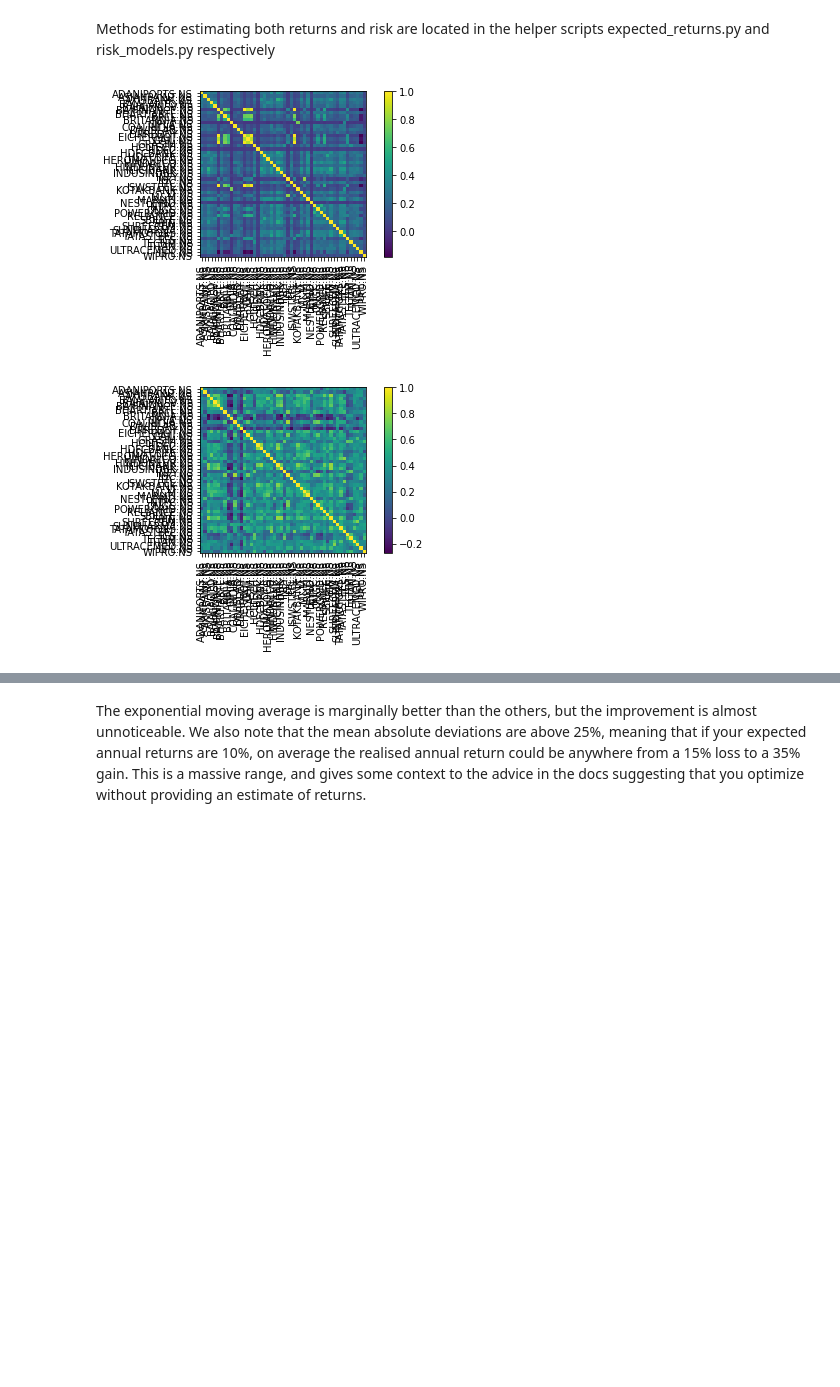
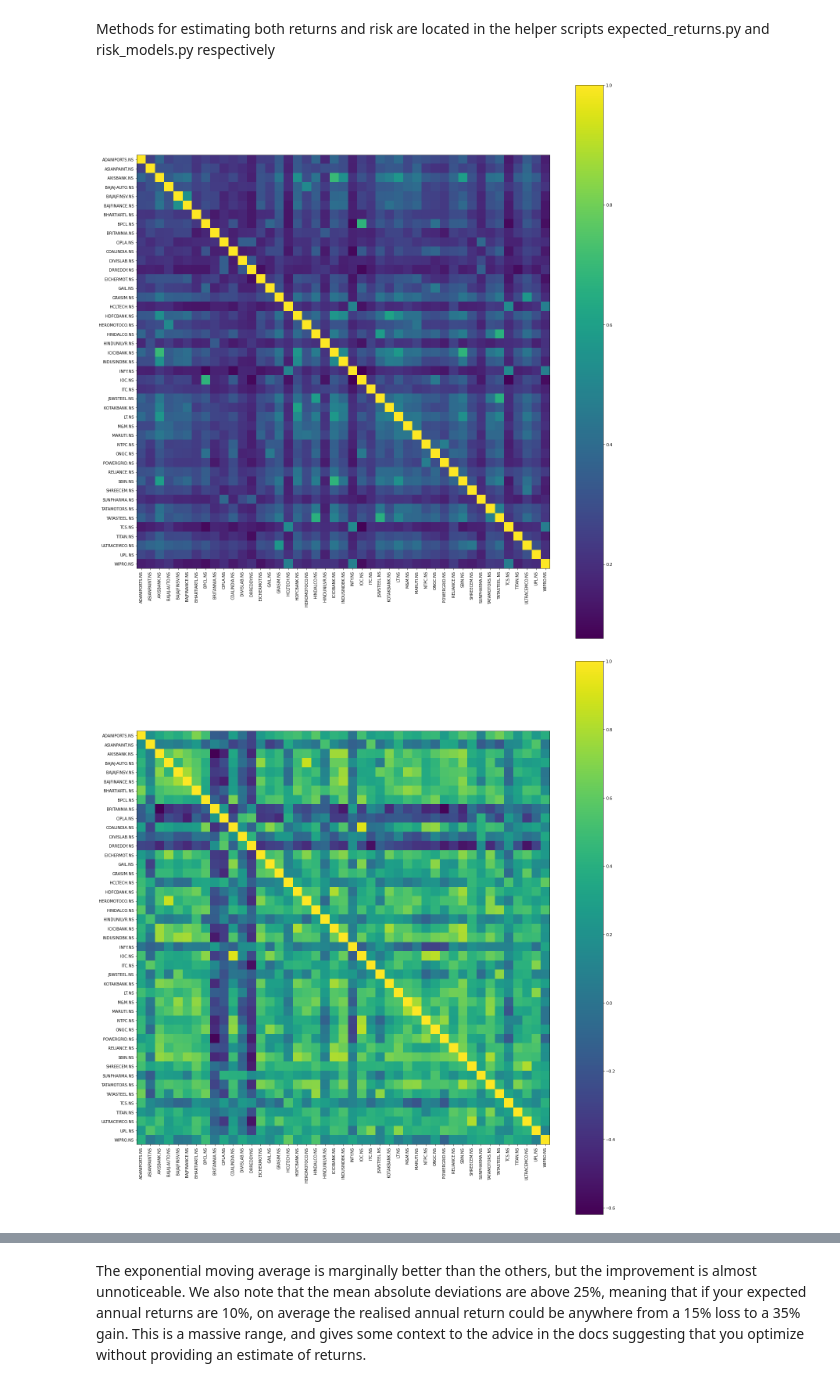
Before and after one commit to suppureme/EPAT-PortfolioManagement, a Jupyter notebook: Portfolio Optimization Techniques.ipynb, the cells around one changed output, grey strips where cells are left out. Cells and saved outputs as stored; diff of their text form; code cells hidden in the pictures; blank space fills up the shorter version.

```diff
--- a/Portfolio Optimization Techniques.ipynb
+++ b/Portfolio Optimization Techniques.ipynb
@@ -49,0 +60,7 @@ df
+# %%
+df = df.dropna()
+benchmark = pd.DataFrame()
+benchmark["Avg"] = df.sum(axis=1)
+benchmark["Returns"] = benchmark["Avg"].pct_change()
+benchmark = benchmark.dropna()
+benchmark
@@ -52,14 +113,14 @@ Methods for estimating both returns and risk are located in the helper scripts
 expected_returns.py and risk_models.py respectively
 # %%
 #Train-test split
-past_df, future_df = df.iloc[:-250], df.iloc[-250:]
+past_df, future_df = df.iloc[:-25], df.iloc[-25:]
 future_cov = risk_models.sample_cov(future_df)
 
 sample_cov = risk_models.sample_cov(past_df)
-plotting.plot_covariance(sample_cov, plot_correlation=True, )
+plotting.plot_covariance(sample_cov, plot_correlation=True)
 plotting.plot_covariance(future_cov, plot_correlation=True)
 plt.show()
 # %% [output]
-[figure, old version]
+[figure, new version]
-[figure, old version]
+[figure, new version]
 # %% [markdown]
```
Also changed, not shown: parts of 25 cells of this notebook, 3 other files.
